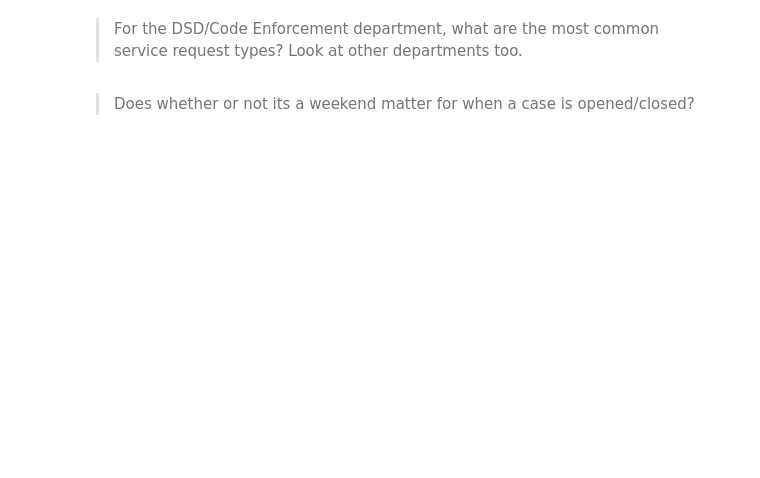
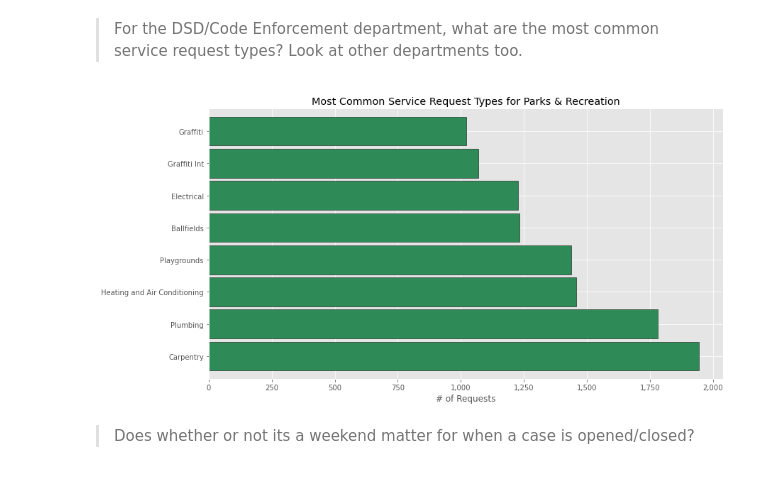
Before and after one commit to randyfrench/spark-exercises, a Jupyter notebook: explore.ipynb, the cells around one changed output. Drawn from its saved outputs; the diff is of its cells as text; code cells hidden in the pictures; blank space fills up the shorter version.

```diff
--- a/explore.ipynb
+++ b/explore.ipynb
@@ -80,4 +126,32 @@ plt.gca().set(
 # %% [markdown]
 > For the DSD/Code Enforcement department, what are the most common service request types? Look at other departments too.
+# %%
+def format_number_sub_thousands(x, *args):
+    return "{:.0f}k".format(x / 1000)
+(
+    # comment out / switch the filter statement to view different departments
+#     df.filter(expr('department == "DSD/Code Enforcement"'))
+    df.filter(expr('department == "Parks & Recreation"'))
+    .groupby("service_request_type")
+    .count()
+    .sort(desc("count"))
+    .limit(8)
+    .toPandas()
+    .set_index("service_request_type")["count"]
+    .plot.barh(color="seagreen", width=0.9, ec="black")
+)
+
+plt.gca().set(
+    ylabel="",
+    xlabel="# of Requests",
+    title="Most Common Service Request Types for Parks & Recreation",
+)
+
+# demonstrating several ways of formatting the x axis number ticks
+# plt.gca().xaxis.set_major_formatter(mpl.ticker.FuncFormatter(format_number))
+# plt.gca().xaxis.set_major_formatter(mpl.ticker.FuncFormatter(format_number_sub_thousands))
+plt.gca().xaxis.set_major_formatter(mpl.ticker.FuncFormatter('{:,.0f}'.format))
+# %% [output]
+[figure, added]
 # %% [markdown]
 > Does whether or not its a weekend matter for when a case is opened/closed?
```
Also changed, not shown: parts of 5 cells of this notebook, 1 other file.
